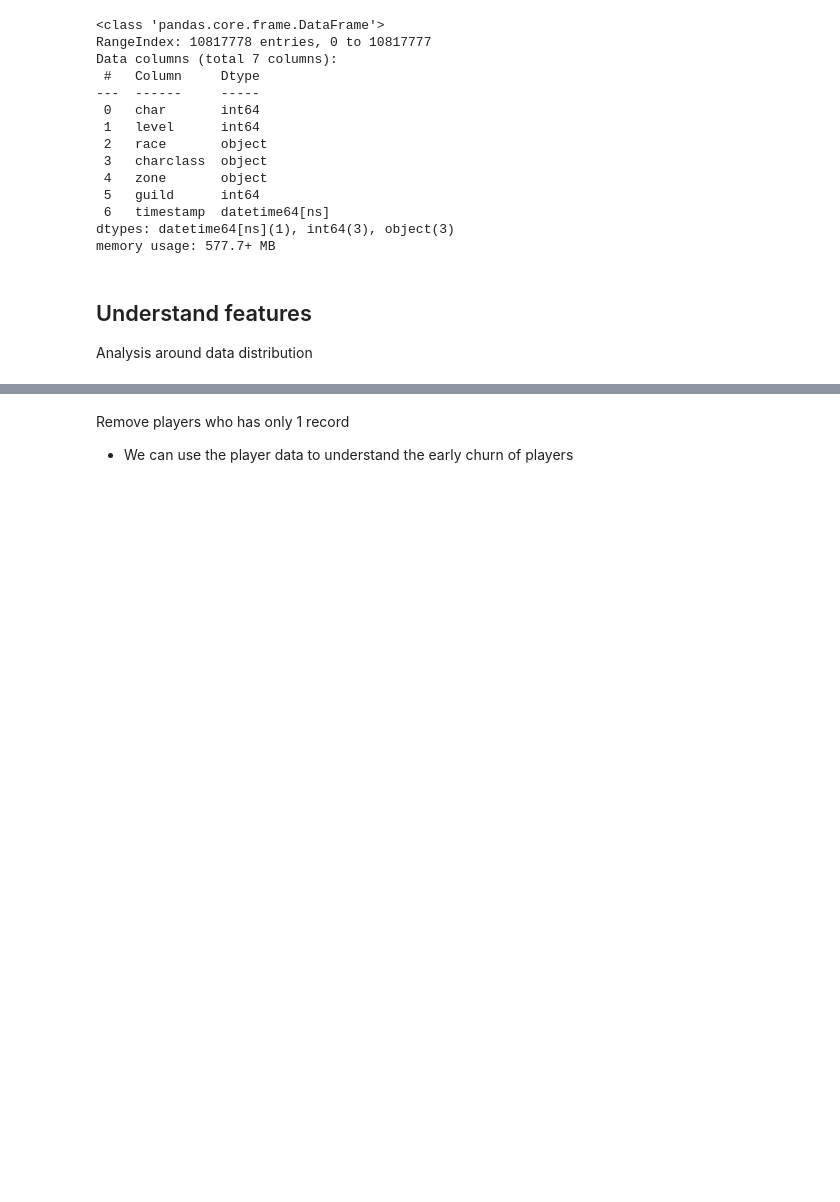
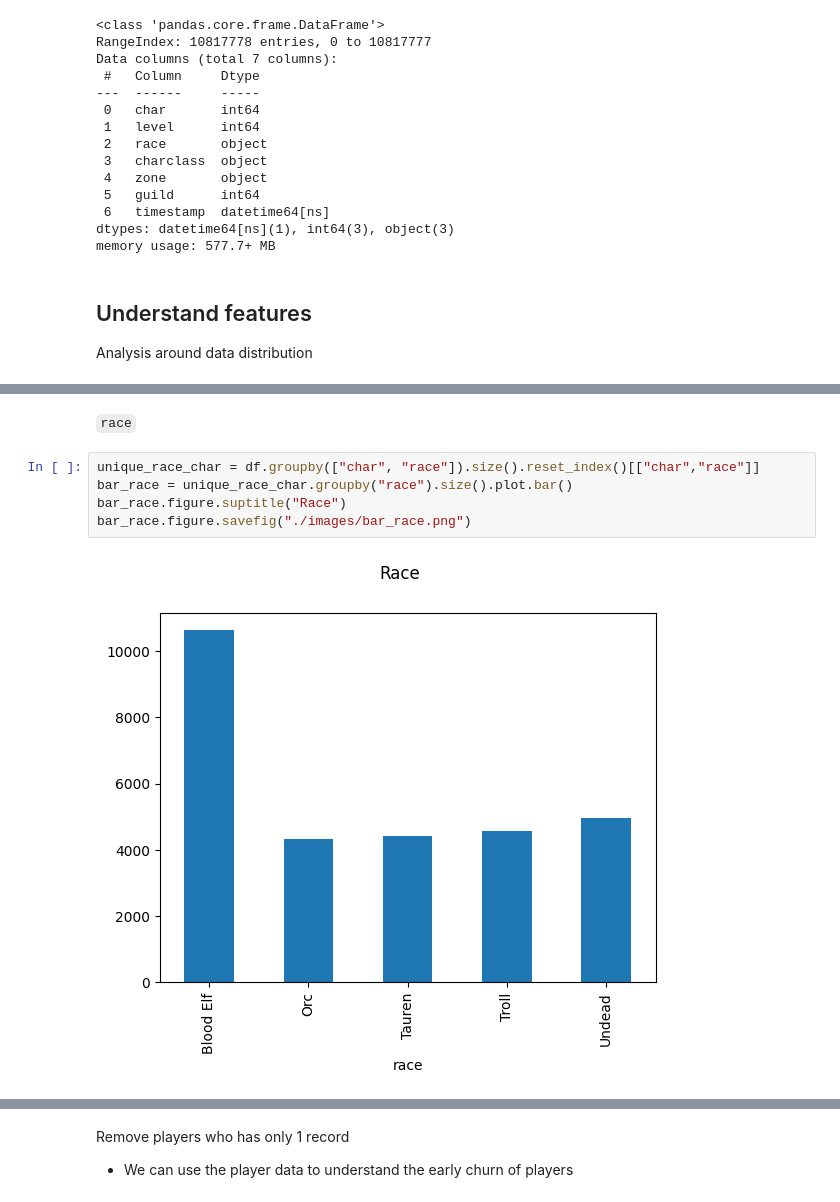
Before and after one commit to xlegend1024/wow-player-churn, a Jupyter notebook: WW-EDA.ipynb, the cells around one changed output, grey strips where cells are left out. Cells and saved outputs as stored; diff of their text form; blank space fills up the shorter version.

```diff
--- a/WW-EDA.ipynb
+++ b/WW-EDA.ipynb
@@ -58,0 +96,9 @@ Analysis around data distribution
+# %% [markdown]
+`race`
+# %%
+unique_race_char = df.groupby(["char", "race"]).size().reset_index()[["char","race"]]
+bar_race = unique_race_char.groupby("race").size().plot.bar()
+bar_race.figure.suptitle("Race")
+bar_race.figure.savefig("./images/bar_race.png")
+# %% [output]
+[figure, added]
```
Also changed, not shown: parts of 31 cells of this notebook, 3 other files.
